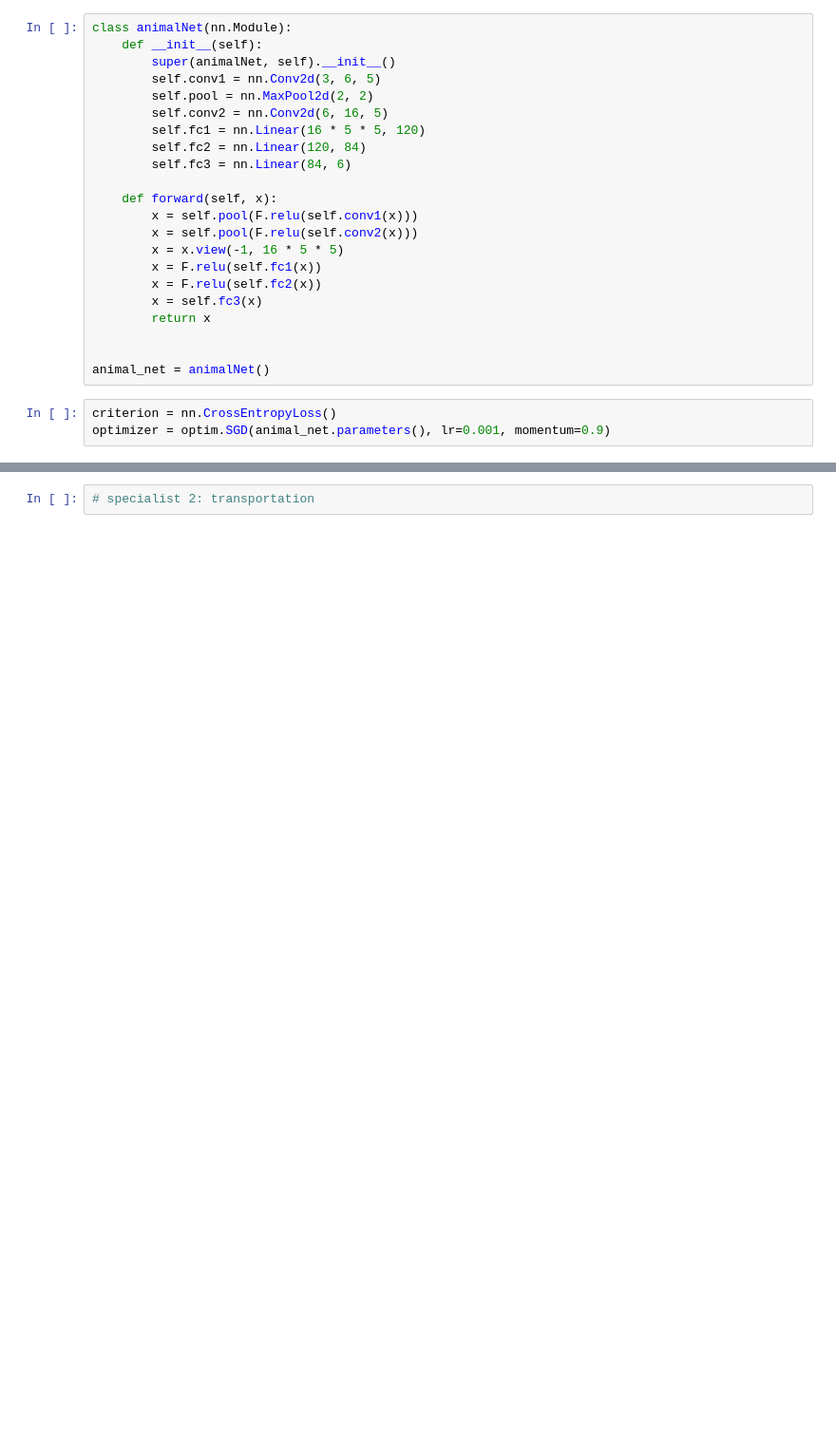
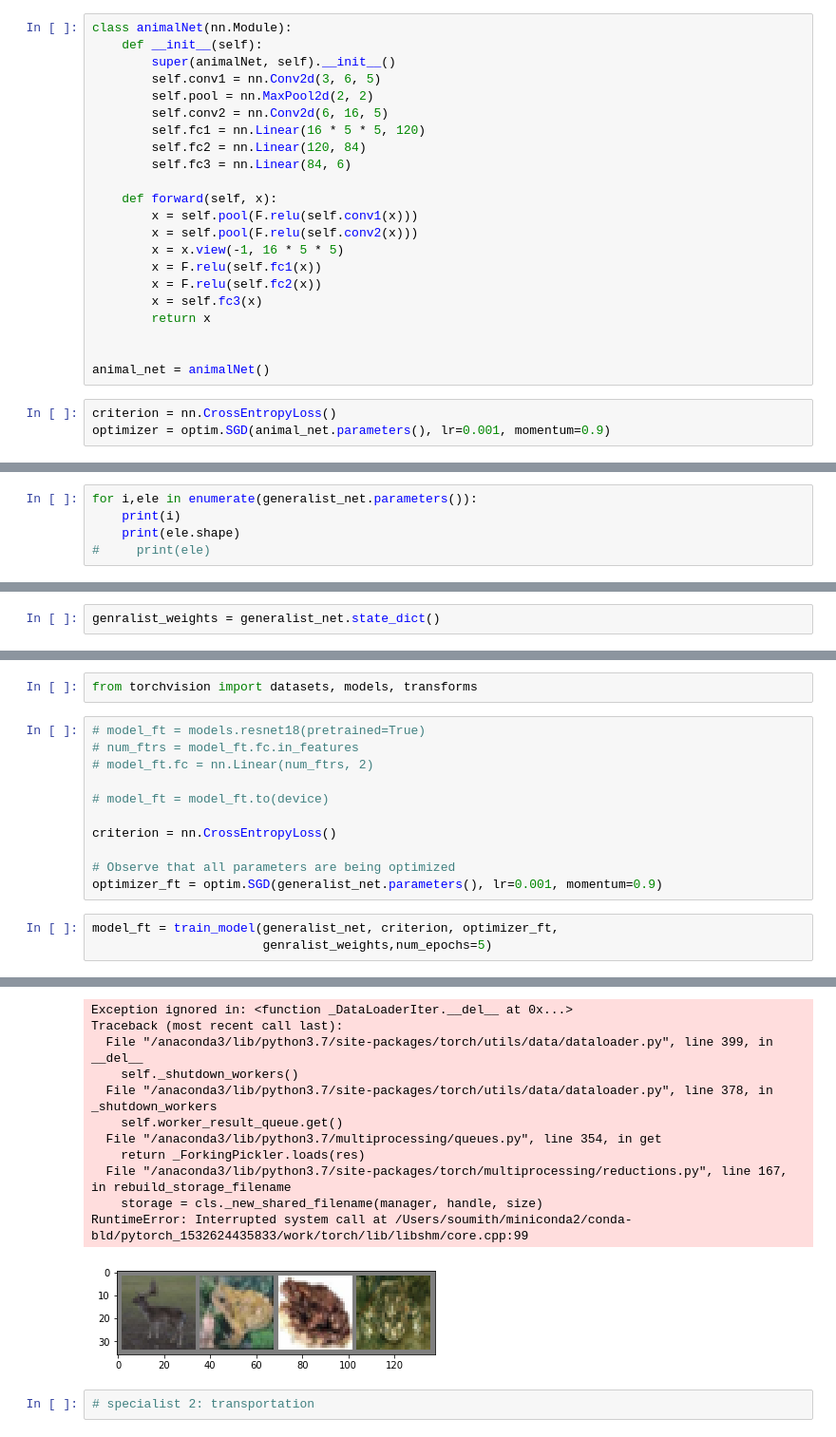
Before and after one commit to ClaireWangYuyue/CIFAR10_Specialiest_Implementation, a Jupyter notebook: Tutorial for Distilling the Knowledge in a Neural Network-Copy1.ipynb, the cells around one changed output, grey strips where cells are left out. Shown: that part at 95% size. Saved outputs shown, nothing was run; the diff lists cells and outputs as text; blank space fills up the shorter version.

```diff
--- a/Tutorial for Distilling the Knowledge in a Neural Network-Copy1.ipynb
+++ b/Tutorial for Distilling the Knowledge in a Neural Network-Copy1.ipynb
@@ -504,0 +476,5 @@ Accuracy of the network on the 10000 test images: 66 %
+# %%
+for i,ele in enumerate(generalist_net.parameters()):
+    print(i)
+    print(ele.shape)
+#     print(ele)
@@ -504,0 +513,2 @@ Accuracy of the network on the 10000 test images: 66 %
+# %%
+genralist_weights = generalist_net.state_dict()
@@ -504,0 +573,17 @@ Accuracy of the network on the 10000 test images: 66 %
+# %%
+from torchvision import datasets, models, transforms
+# %%
+# model_ft = models.resnet18(pretrained=True)
+# num_ftrs = model_ft.fc.in_features
+# model_ft.fc = nn.Linear(num_ftrs, 2)
+
+# model_ft = model_ft.to(device)
+
+criterion = nn.CrossEntropyLoss()
+
+# Observe that all parameters are being optimized
+optimizer_ft = optim.SGD(generalist_net.parameters(), lr=0.001, momentum=0.9)
+# %%
+model_ft = train_model(generalist_net, criterion, optimizer_ft,
+                       genralist_weights,num_epochs=5)
+# %% [output]
@@ -505,3 +609,15 @@ Accuracy of the network on the 10000 test images: 66 %
+Exception ignored in: <function _DataLoaderIter.__del__ at 0x...>
+Traceback (most recent call last):
+  File "/anaconda3/lib/python3.7/site-packages/torch/utils/data/dataloader.py", line 399, in __del__
+    self._shutdown_workers()
+  File "/anaconda3/lib/python3.7/site-packages/torch/utils/data/dataloader.py", line 378, in _shutdown_workers
+    self.worker_result_queue.get()
+  File "/anaconda3/lib/python3.7/multiprocessing/queues.py", line 354, in get
+    return _ForkingPickler.loads(res)
+  File "/anaconda3/lib/python3.7/site-packages/torch/multiprocessing/reductions.py", line 167, in rebuild_storage_filename
+    storage = cls._new_shared_filename(manager, handle, size)
+RuntimeError: Interrupted system call at /Users/soumith/miniconda2/conda-bld/pytorch_1532624435833/work/torch/lib/libshm/core.cpp:99
+[figure, added]
 # %%
 # specialist 2: transportation
 # %% [markdown]
```
Also changed, not shown: parts of 17 cells of this notebook.
